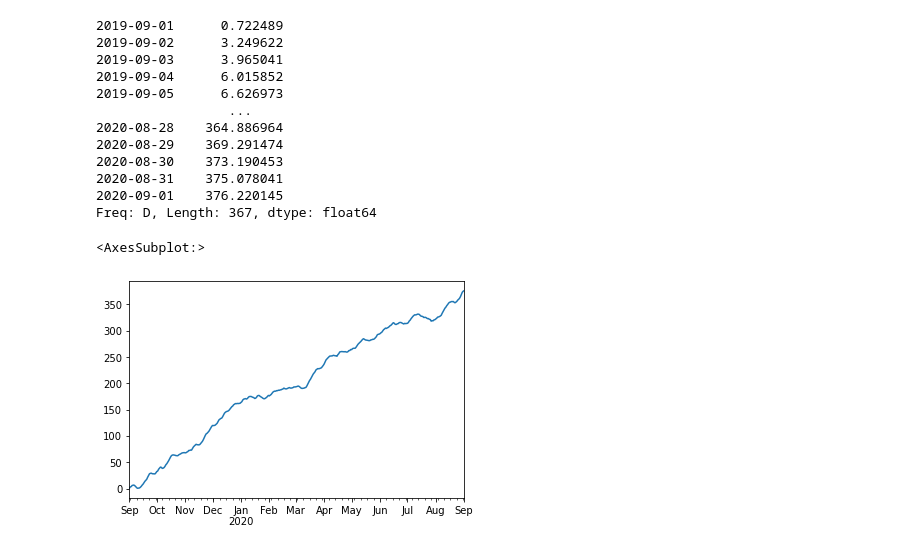
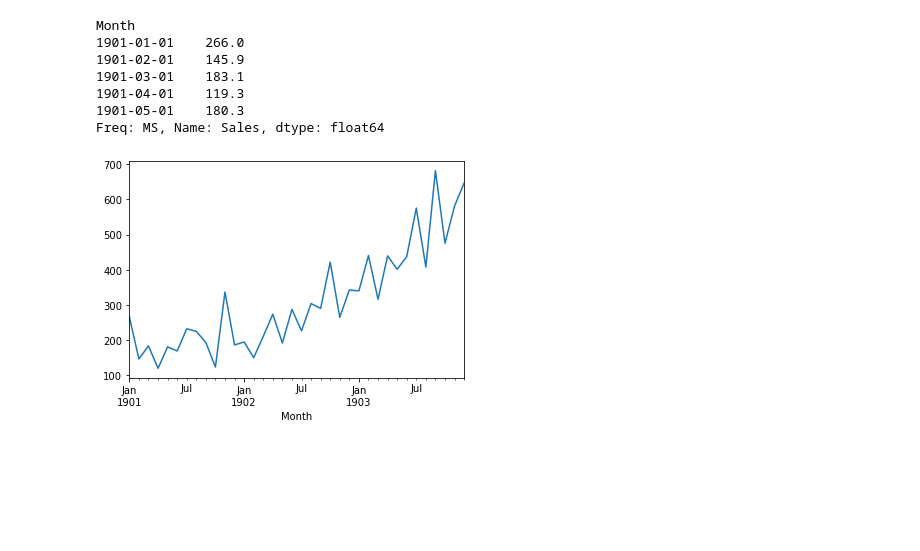
Before and after one commit to arjunc12/cmpinf2120-notebooks, a Jupyter notebook: Time-Series-Analysis/arima-regression.ipynb, the cells around one changed output. Drawn from its saved outputs; the diff is of its cells as text; code cells hidden in the pictures; blank space fills up the shorter version.

```diff
--- a/Time-Series-Analysis/arima-regression.ipynb
+++ b/Time-Series-Analysis/arima-regression.ipynb
@@ -39,24 +14,19 @@ pylab.plot(differences)
-# %%
-v0 = mu + np.random.normal(0, sigma)
-values = [v0] + list(v0 + np.cumsum(differences))
-values = pd.Series(values, index=date_index)
-values
-# %% [output]
-2019-09-01      0.722489
-2019-09-02      3.249622
-2019-09-03      3.965041
-2019-09-04      6.015852
-2019-09-05      6.626973
-                 ...
-2020-08-28    364.886964
-2020-08-29    369.291474
-2020-08-30    373.190453
-2020-08-31    375.078041
-2020-09-01    376.220145
-Freq: D, Length: 367, dtype: float64
-# %%
-values.plot()
-# %% [output]
-<AxesSubplot:>
-[figure, removed]
+# %%
+def parser(x):
+    return datetime.strptime('190'+x, '%Y-%m')
+
+series = pd.read_csv('shampoo.csv', header=0, parse_dates=[0], index_col=0, squeeze=True, date_parser=parser)
+series = series.asfreq(pd.infer_freq(series.index))
+print(series.head())
+series.plot()
+pylab.show()
+# %% [output]
+Month
+1901-01-01    266.0
+1901-02-01    145.9
+1901-03-01    183.1
+1901-04-01    119.3
+1901-05-01    180.3
+Freq: MS, Name: Sales, dtype: float64
+[figure, added]
 # %%
```
Also changed, not shown: parts of 34 cells of this notebook, 4 other files.
